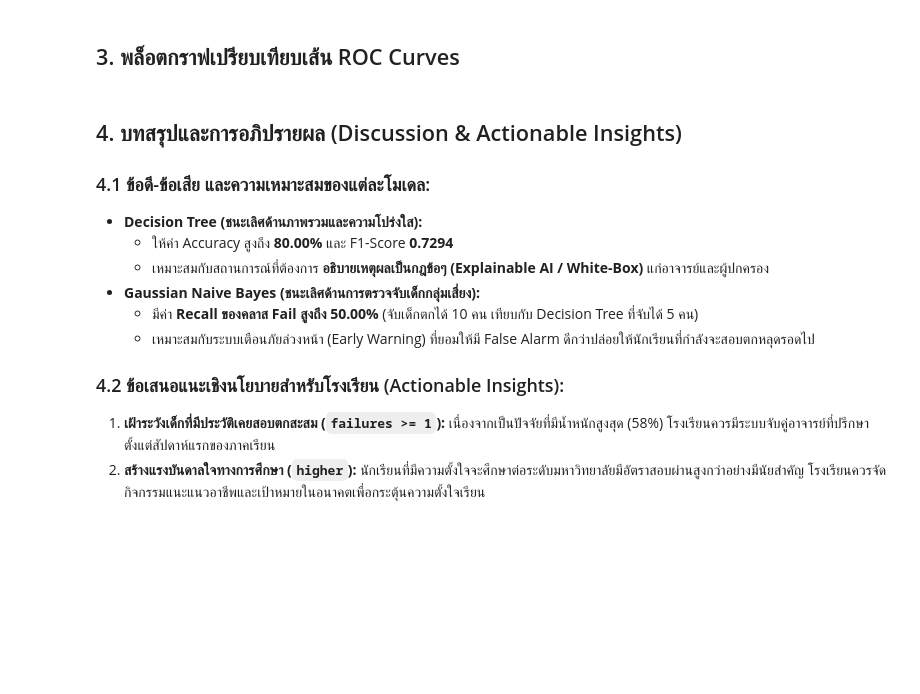
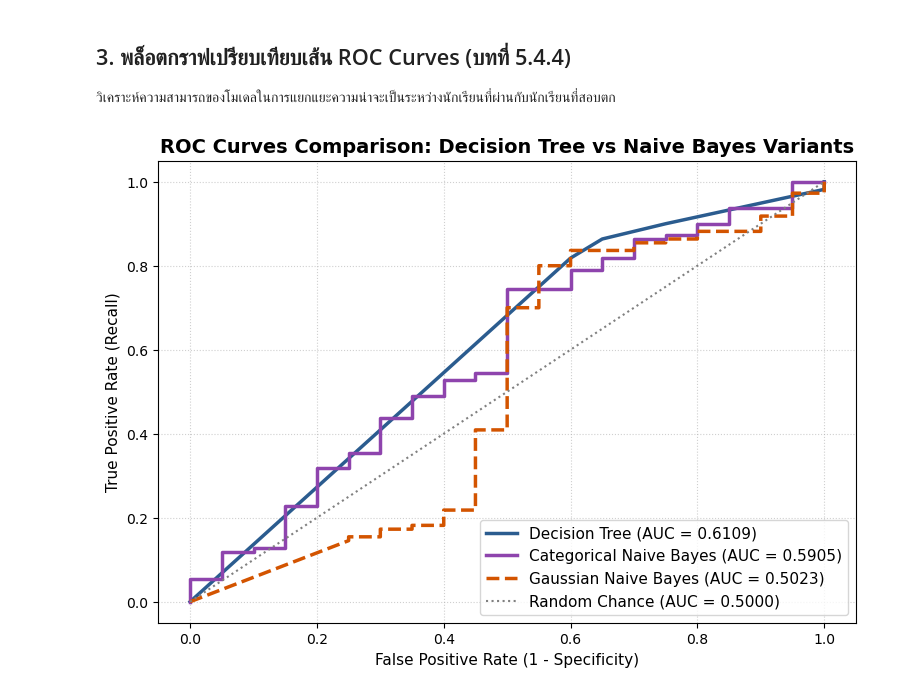
Before and after one commit to bosskitti/student-grade-prediction, a Jupyter notebook: notebooks/04_model_comparison.ipynb, the cells around one changed output. Saved outputs shown, nothing was run; the diff lists cells and outputs as text; code cells hidden in the pictures; blank space fills up the shorter version.

Commit message:
Execute all cells in Notebook 2 & update Notebook 4 to compare DT, GaussianNB, and CategoricalNB with full outputs

```diff
--- a/notebooks/04_model_comparison.ipynb
+++ b/notebooks/04_model_comparison.ipynb
@@ -85,34 +181,28 @@ plt.show()
 # %% [markdown]
-## 3. พล็อตกราฟเปรียบเทียบเส้น ROC Curves
+## 3. พล็อตกราฟเปรียบเทียบเส้น ROC Curves (บทที่ 5.4.4)
+วิเคราะห์ความสามารถของโมเดลในการแยกแยะความน่าจะเป็นระหว่างนักเรียนที่ผ่านกับนักเรียนที่สอบตก
 # %%
 fpr_dt, tpr_dt, _ = roc_curve(y_test, dt_model.predict_proba(X_test)[:, 1])
-fpr_nb, tpr_nb, _ = roc_curve(y_test, nb_model.predict_proba(X_test)[:, 1])
+fpr_gnb, tpr_gnb, _ = roc_curve(y_test, gnb_model.predict_proba(X_test)[:, 1])
+fpr_cnb, tpr_cnb, _ = roc_curve(y_test_c, cnb_model.predict_proba(Xte_enc)[:, 1])
 
 auc_dt = roc_auc_score(y_test, dt_model.predict_proba(X_test)[:, 1])
-auc_nb = roc_auc_score(y_test, nb_model.predict_proba(X_test)[:, 1])
+auc_gnb = roc_auc_score(y_test, gnb_model.predict_proba(X_test)[:, 1])
+auc_cnb = roc_auc_score(y_test_c, cnb_model.predict_proba(Xte_enc)[:, 1])
 
-plt.figure(figsize=(8, 6))
-plt.plot(fpr_dt, tpr_dt, color='#2b5c8f', lw=2, label=f'Decision Tree (AUC = {auc_dt:.4f})')
-plt.plot(fpr_nb, tpr_nb, color='#d35400', lw=2, label=f'Gaussian Naive Bayes (AUC = {auc_nb:.4f})')
-plt.plot([0, 1], [0, 1], color='gray', linestyle='--', label='Random Chance (AUC = 0.5)')
-plt.xlabel('False Positive Rate (1 - Specificity)')
-plt.ylabel('True Positive Rate (Recall)')
-plt.title('ROC Curves Comparison: Decision Tree vs Naive Bayes', fontsize=14)
-plt.legend(loc='lower right')
+plt.figure(figsize=(9, 6))
+plt.plot(fpr_dt, tpr_dt, color='#2b5c8f', lw=2.5, label=f'Decision Tree (AUC = {auc_dt:.4f})')
+plt.plot(fpr_cnb, tpr_cnb, color='#8e44ad', lw=2.5, label=f'Categorical Naive Bayes (AUC = {auc_cnb:.4f})')
+plt.plot(fpr_gnb, tpr_gnb, color='#d35400', lw=2.5, linestyle='--', label=f'Gaussian Naive Bayes (AUC = {auc_gnb:.4f})')
+plt.plot([0, 1], [0, 1], color='gray', linestyle=':', lw=1.5, label='Random Chance (AUC = 0.5000)')
+
+plt.xlabel('False Positive Rate (1 - Specificity)', fontsize=11)
+plt.ylabel('True Positive Rate (Recall)', fontsize=11)
+plt.title('ROC Curves Comparison: Decision Tree vs Naive Bayes Variants', fontsize=14, fontweight='bold')
+plt.legend(loc='lower right', fontsize=11)
 plt.grid(True, linestyle=':', alpha=0.6)
+plt.savefig('../images/roc_curves_all.png', dpi=300)
 plt.savefig('../images/roc_curves.png', dpi=300)
 plt.show()
+# %% [output]
+[figure, added]
-# %% [markdown]
-## 4. บทสรุปและการอภิปรายผล (Discussion & Actionable Insights)
-
-### 4.1 ข้อดี-ข้อเสีย และความเหมาะสมของแต่ละโมเดล:
-* **Decision Tree (ชนะเลิศด้านภาพรวมและความโปร่งใส):**
-  * ให้ค่า Accuracy สูงถึง **80.00%** และ F1-Score **0.7294**
-  * เหมาะสมกับสถานการณ์ที่ต้องการ **อธิบายเหตุผลเป็นกฎข้อๆ (Explainable AI / White-Box)** แก่อาจารย์และผู้ปกครอง
-* **Gaussian Naive Bayes (ชนะเลิศด้านการตรวจจับเด็กกลุ่มเสี่ยง):**
-  * มีค่า **Recall ของคลาส Fail สูงถึง 50.00%** (จับเด็กตกได้ 10 คน เทียบกับ Decision Tree ที่จับได้ 5 คน)
-  * เหมาะสมกับระบบเตือนภัยล่วงหน้า (Early Warning) ที่ยอมให้มี False Alarm ดีกว่าปล่อยให้นักเรียนที่กำลังจะสอบตกหลุดรอดไป
-
-### 4.2 ข้อเสนอแนะเชิงนโยบายสำหรับโรงเรียน (Actionable Insights):
-1. **เฝ้าระวังเด็กที่มีประวัติเคยสอบตกสะสม (`failures >= 1`):** เนื่องจากเป็นปัจจัยที่มีน้ำหนักสูงสุด (58%) โรงเรียนควรมีระบบจับคู่อาจารย์ที่ปรึกษาตั้งแต่สัปดาห์แรกของภาคเรียน
-2. **สร้างแรงบันดาลใจทางการศึกษา (`higher`):** นักเรียนที่มีความตั้งใจจะศึกษาต่อระดับมหาวิทยาลัยมีอัตราสอบผ่านสูงกว่าอย่างมีนัยสำคัญ โรงเรียนควรจัดกิจกรรมแนะแนวอาชีพและเป้าหมายในอนาคตเพื่อกระตุ้นความตั้งใจเรียน
```
Also changed, not shown: parts of 10 cells of this notebook, 7 other files.
